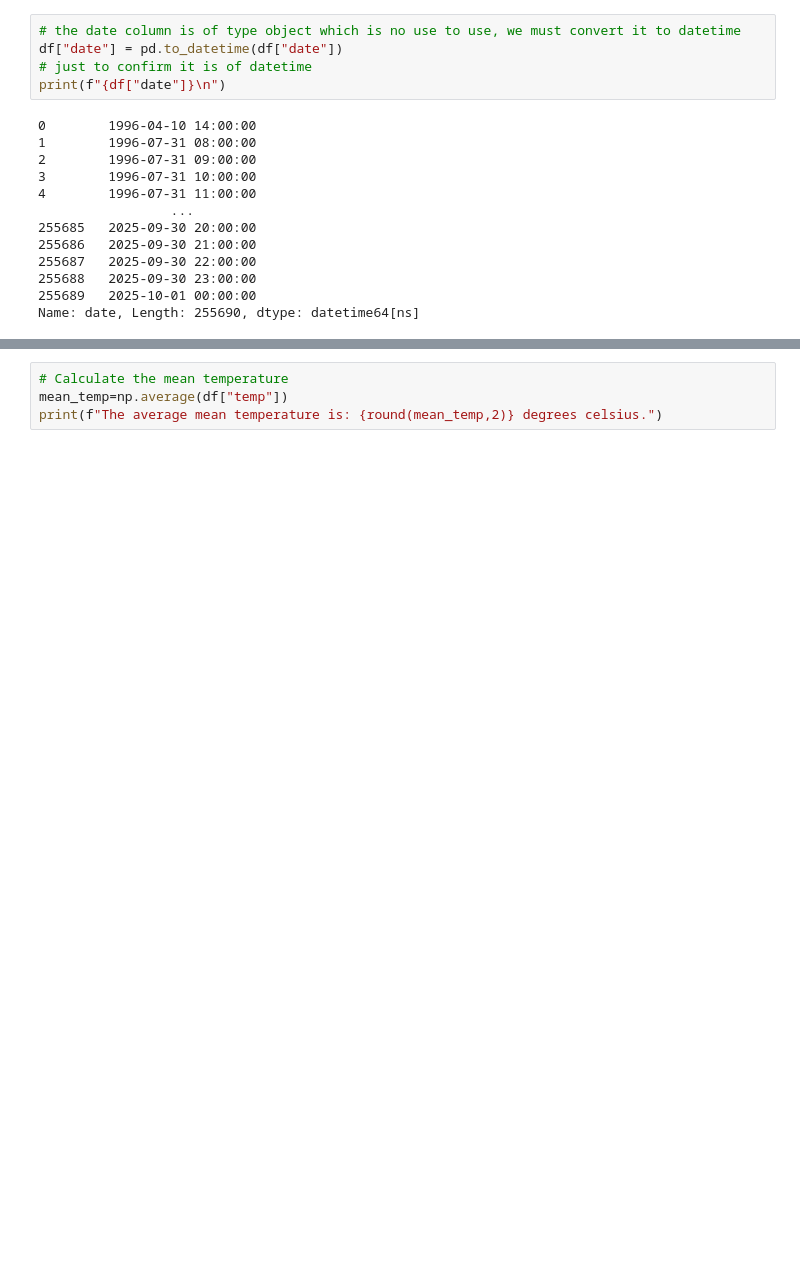
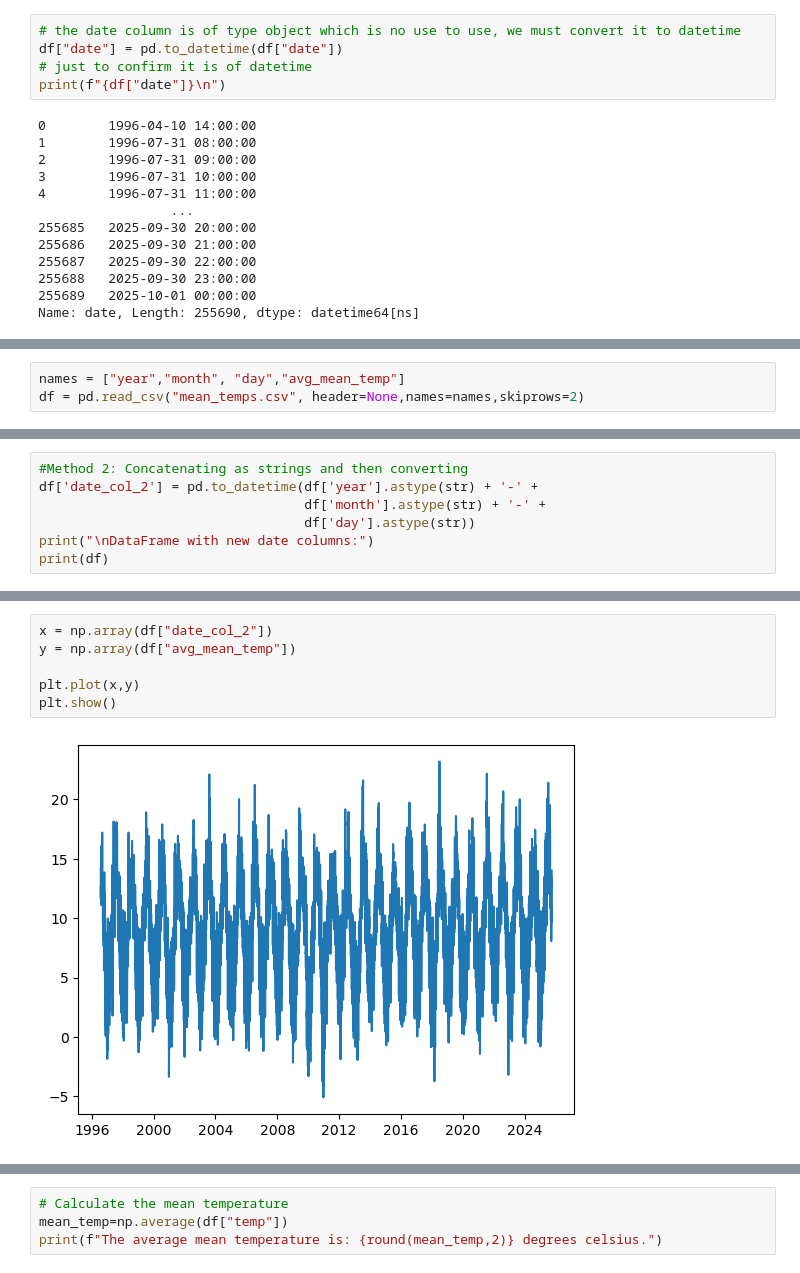
Before and after one commit to callagg2/PFDA, a Jupyter notebook: assignments/assignment_6_Weather.ipynb, the cells around one changed output, grey strips where cells are left out. Cells and saved outputs as stored; diff of their text form; blank space fills up the shorter version.

```diff
--- a/assignments/assignment_6_Weather.ipynb
+++ b/assignments/assignment_6_Weather.ipynb
@@ -99,0 +170,3 @@ Name: date, Length: 255690, dtype: datetime64[ns]
+# %%
+names = ["year","month", "day","avg_mean_temp"]
+df = pd.read_csv("mean_temps.csv", header=None,names=names,skiprows=2)
@@ -99,0 +191,7 @@ Name: date, Length: 255690, dtype: datetime64[ns]
+# %%
+#Method 2: Concatenating as strings and then converting
+df['date_col_2'] = pd.to_datetime(df['year'].astype(str) + '-' +
+                                  df['month'].astype(str) + '-' +
+                                  df['day'].astype(str))
+print("\nDataFrame with new date columns:")
+print(df)
@@ -99,0 +214,8 @@ Name: date, Length: 255690, dtype: datetime64[ns]
+# %%
+x = np.array(df["date_col_2"])
+y = np.array(df["avg_mean_temp"])
+
+plt.plot(x,y)
+plt.show()
+# %% [output]
+[figure, added]
```
Also changed, not shown: parts of 6 cells of this notebook, 1 other file.
